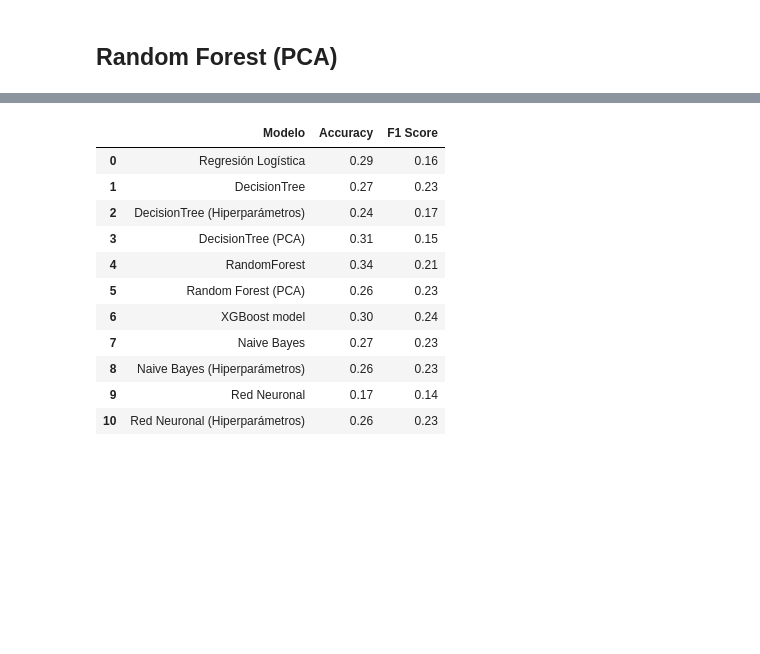
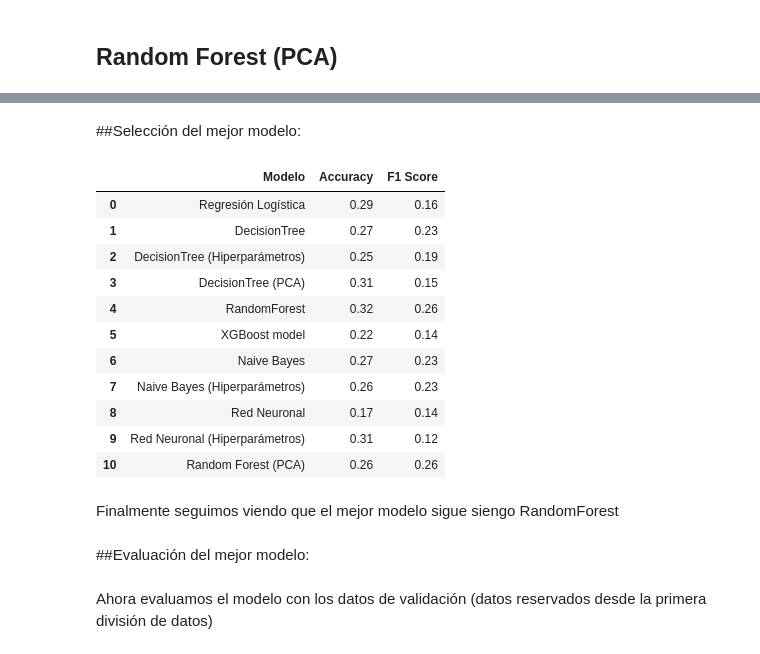
Before and after one commit to davidpolme/Taller3-DataScience, a Jupyter notebook: CDA_Taller3.ipynb, the cells around one changed output, grey strips where cells are left out. Drawn from its saved outputs; the diff is of its cells as text; code cells hidden in the pictures; blank space fills up the shorter version.

```diff
--- a/CDA_Taller3.ipynb
+++ b/CDA_Taller3.ipynb
@@ -2575,22 +2607,30 @@ weighted avg       0.27      0.27      0.27       302
+# %% [markdown]
+##Selección del mejor modelo:
 # %%
 validaciones = pd.DataFrame()
 
 validaciones['Modelo'] = ['Regresión Logística ','DecisionTree', 'DecisionTree (Hiperparámetros)','DecisionTree (PCA) ',
-                          'RandomForest','Random Forest (PCA)','XGBoost model','Naive Bayes','Naive Bayes (Hiperparámetros)','Red Neuronal',' Red Neuronal (Hiperparámetros)']
-validaciones['Accuracy'] = ['0.29','0.27','0.24','0.31','0.34','0.26','0.30','0.27','0.26','0.17','0.26']
-validaciones['F1 Score'] = ['0.16','0.23','0.17','0.15','0.21','0.23','0.24','0.23','0.23','0.14','0.23']
+                          'RandomForest','XGBoost model','Naive Bayes','Naive Bayes (Hiperparámetros)','Red Neuronal',' Red Neuronal (Hiperparámetros)', 'Random Forest (PCA)']
+validaciones['Accuracy'] = ['0.29','0.27','0.25','0.31','0.32','0.22','0.27','0.26','0.17','0.31','0.26']
+validaciones['F1 Score'] = ['0.16','0.23','0.19','0.15','0.26','0.14','0.23','0.23','0.14','0.12','0.26']
 
 validaciones
 # %% [output]
 |  | Modelo | Accuracy | F1 Score |
 | 0 | Regresión Logística | 0.29 | 0.16 |
 | 1 | DecisionTree | 0.27 | 0.23 |
-| 2 | DecisionTree (Hiperparámetros) | 0.24 | 0.17 |
+| 2 | DecisionTree (Hiperparámetros) | 0.25 | 0.19 |
 | 3 | DecisionTree (PCA) | 0.31 | 0.15 |
-| 4 | RandomForest | 0.34 | 0.21 |
-| 5 | Random Forest (PCA) | 0.26 | 0.23 |
-| 6 | XGBoost model | 0.30 | 0.24 |
-| 7 | Naive Bayes | 0.27 | 0.23 |
-| 8 | Naive Bayes (Hiperparámetros) | 0.26 | 0.23 |
-| 9 | Red Neuronal | 0.17 | 0.14 |
-| 10 | Red Neuronal (Hiperparámetros) | 0.26 | 0.23 |
+| 4 | RandomForest | 0.32 | 0.26 |
+| 5 | XGBoost model | 0.22 | 0.14 |
+| 6 | Naive Bayes | 0.27 | 0.23 |
+| 7 | Naive Bayes (Hiperparámetros) | 0.26 | 0.23 |
+| 8 | Red Neuronal | 0.17 | 0.14 |
+| 9 | Red Neuronal (Hiperparámetros) | 0.31 | 0.12 |
+| 10 | Random Forest (PCA) | 0.26 | 0.26 |
+# %% [markdown]
+Finalmente seguimos viendo que el mejor modelo sigue siengo RandomForest
+# %% [markdown]
+##Evaluación del mejor modelo:
+# %% [markdown]
+Ahora evaluamos el modelo con los datos de validación  (datos reservados desde la primera división de datos)
```
Also changed, not shown: parts of 49 cells of this notebook.
